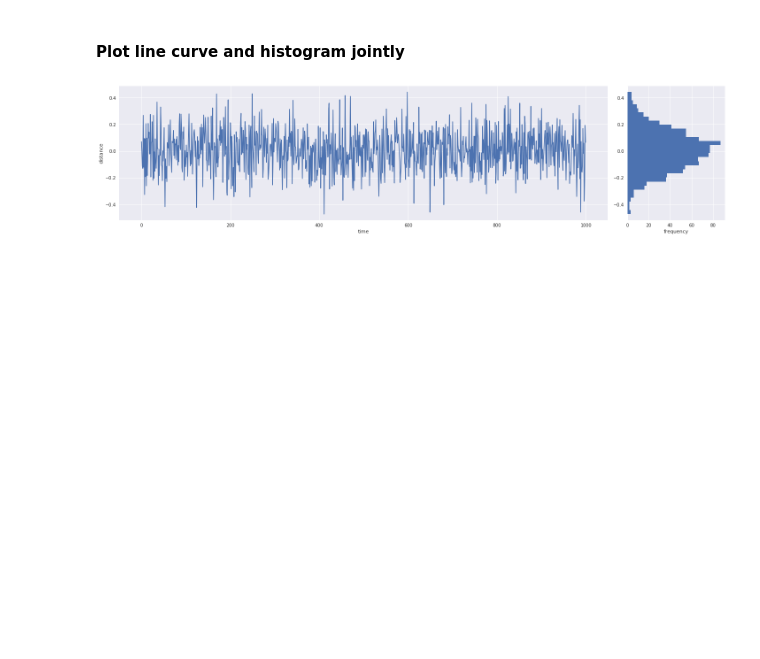
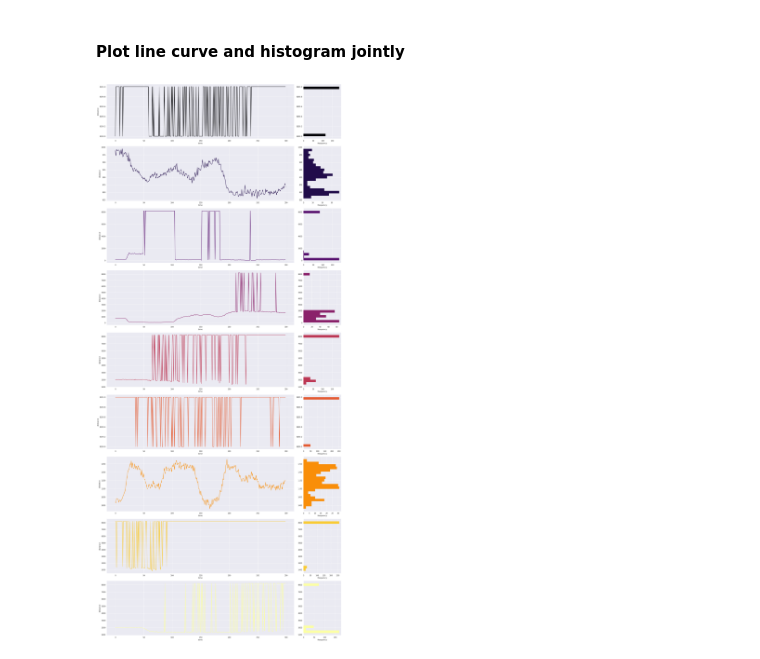
Before and after one commit to georgosgeorgos/DLRC_2018, a Jupyter notebook: data_exploration.ipynb, the cells around one changed output. Saved outputs shown, nothing was run; the diff lists cells and outputs as text; code cells hidden in the pictures; blank space fills up the shorter version.

Commit message:
update visualization lidars for trajectory

```diff
--- a/data_exploration.ipynb
+++ b/data_exploration.ipynb
@@ -12,19 +13,29 @@ from matplotlib import gridspec
 num_samples = 1000
 x = 0.15 * np.random.randn(num_samples)
 t = np.arange(num_samples)
+# %%
+raw = np.load('random_data/lidar_0.npy')
+num_samples, num_channels = raw.shape
+X = raw[:, :]
+t = np.arange(num_samples)
+# %%
+colors = cm.inferno(np.linspace(0, 1, num_channels))
 # %%
-fig = plt.figure(figsize=(20, 5))
-gs = gridspec.GridSpec(1, 2, width_ratios=[5, 1])
-ax0 = plt.subplot(gs[0])
-plt.xlabel('time')
-plt.ylabel('distance')
-ax0.plot(t, X)
+fig = plt.figure(figsize=(20, 5*num_channels))
 
-ax1 = plt.subplot(gs[1])
-vert_hist = np.histogram(X)
-ax1.hist(X, bins=30, orientation="horizontal");
-plt.xlabel('frequency')
+for idx in range(num_channels):
+    x = idx % num_channels
+    y = idx % 1
+    gs = gridspec.GridSpec(num_channels, 2, width_ratios=[5, 1])
+    ax0 = plt.subplot(gs[x, y])
+    plt.xlabel('time')
+    plt.ylabel('distance')
+    ax0.plot(t, X[:, idx], color=colors[idx])
 
+    ax1 = plt.subplot(gs[x, y+1])
+    vert_hist = np.histogram(X[:, idx])
+    ax1.hist(X[:, idx], bins=20, orientation="horizontal", color=colors[idx]);
+    plt.xlabel('frequency')
 plt.tight_layout()
 # %% [output]
-[figure, old version]
+[figure, new version]
```
Also changed, not shown: parts of 1 cell of this notebook.
